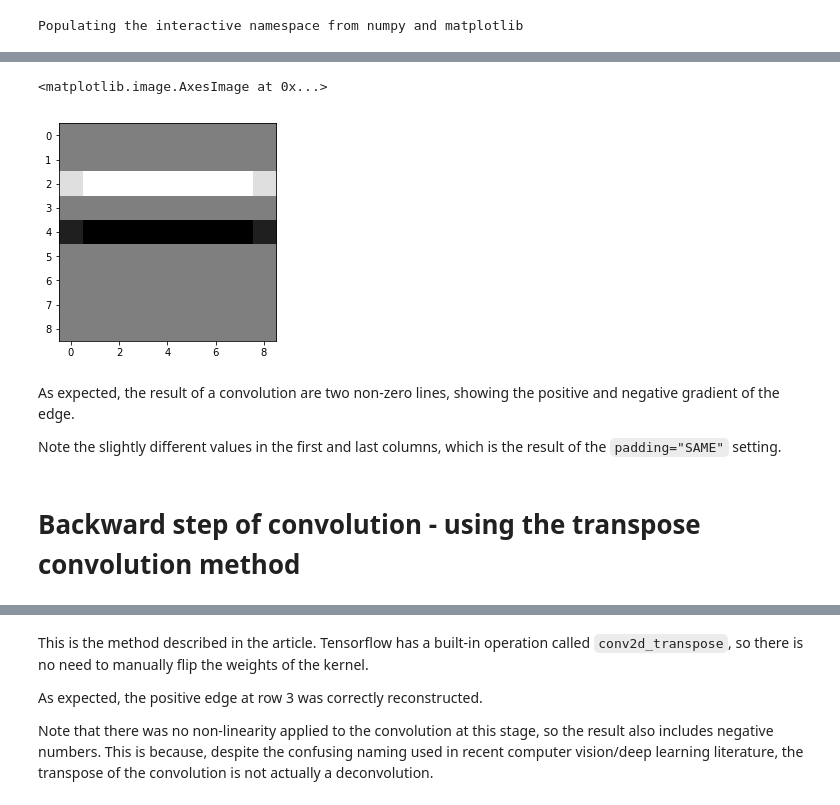
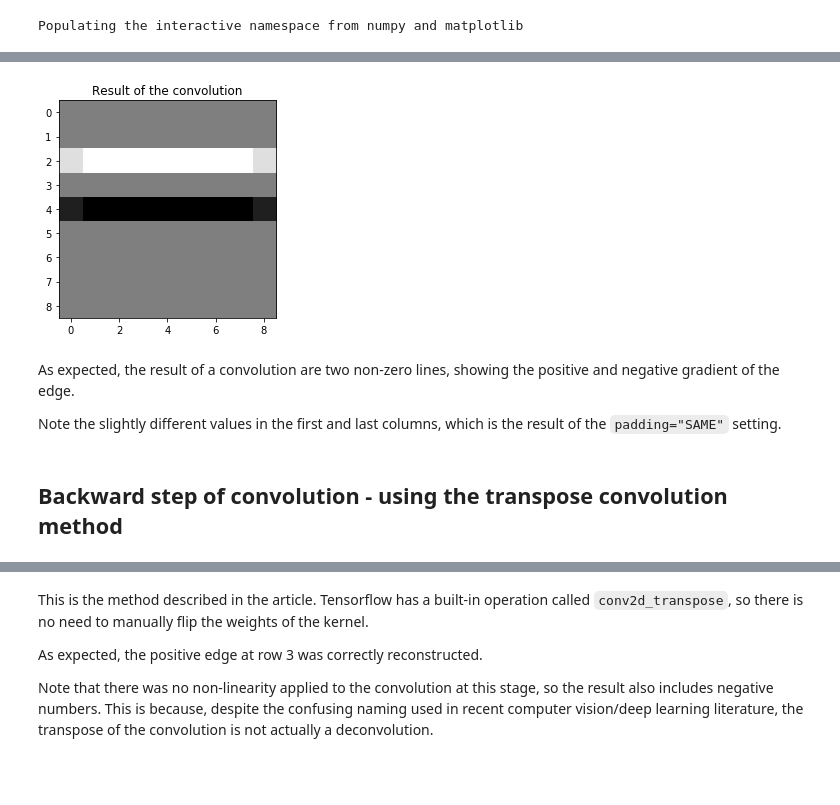
Before and after one commit to adamdivak/vgg_deconv_vis, a Jupyter notebook: Simplified deconvolution example.ipynb, the cells around one changed output, grey strips where cells are left out. Cells and saved outputs as stored; diff of their text form; code cells hidden in the pictures; blank space fills up the shorter version.

```diff
--- a/Simplified deconvolution example.ipynb
+++ b/Simplified deconvolution example.ipynb
@@ -72,14 +66,14 @@ array([[ 0.,  0.,  0.,  0.,  0.,  0.,  0.,  0.,  0.],
 # %%
 plt.imshow(norm_image(conv1_val.squeeze()), interpolation="nearest", cmap="gray")
+_ = plt.title("Result of the convolution")
 # %% [output]
-<matplotlib.image.AxesImage at 0x...>
-[figure, old version]
+[figure, new version]
 # %% [markdown]
 As expected, the result of a convolution are two non-zero lines, showing the positive and negative gradient of the edge.
 
 Note the slightly different values in the first and last columns, which is the result of the `padding="SAME"` setting.
 # %% [markdown]
-# Backward step of convolution - using the transpose convolution method
+## Backward step of convolution - using the transpose convolution method
 # %%
 with tf.Session() as sess:
     sess.run(tf.global_variables_initializer())
```
Also changed, not shown: parts of 32 cells of this notebook, 1 other file.
